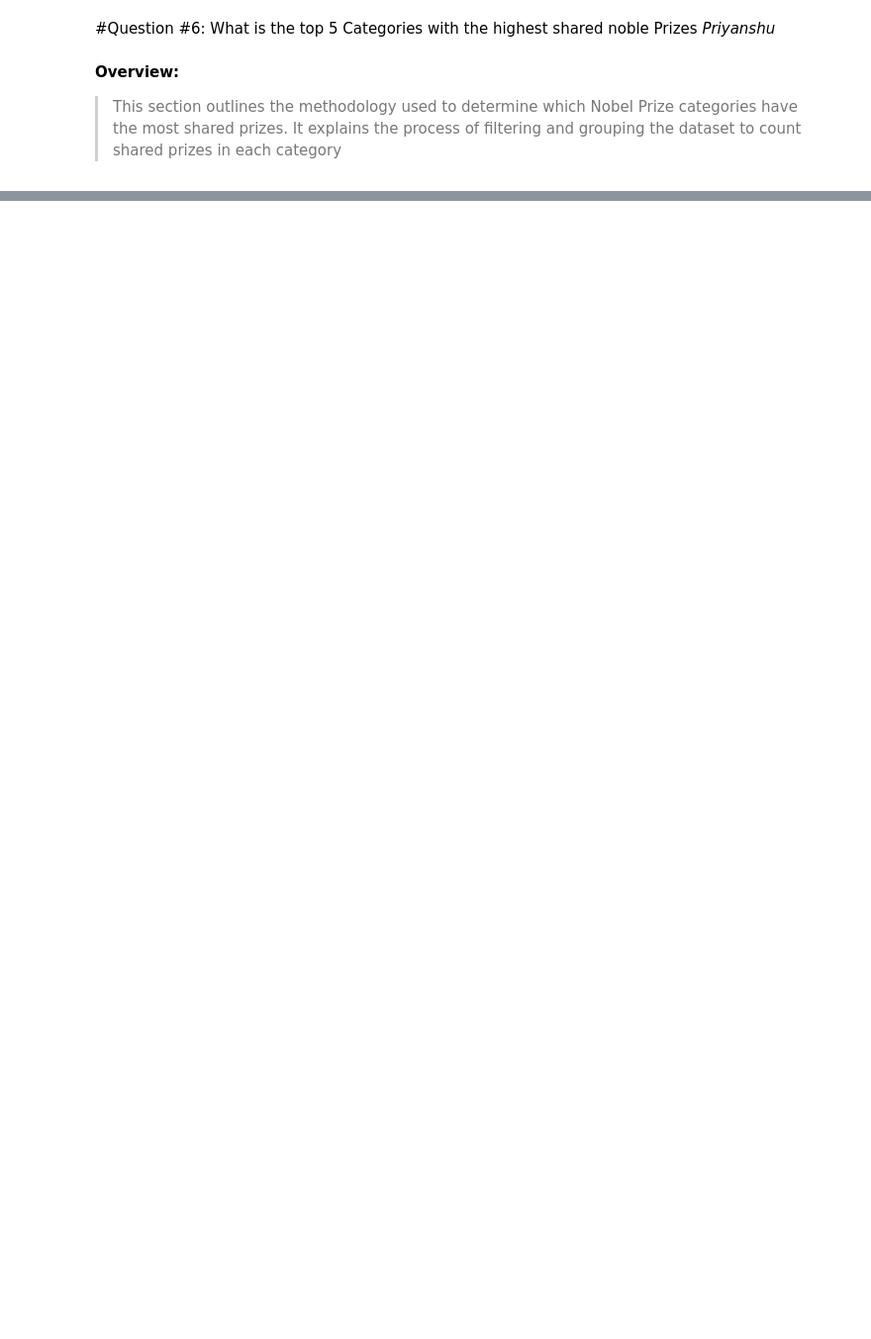
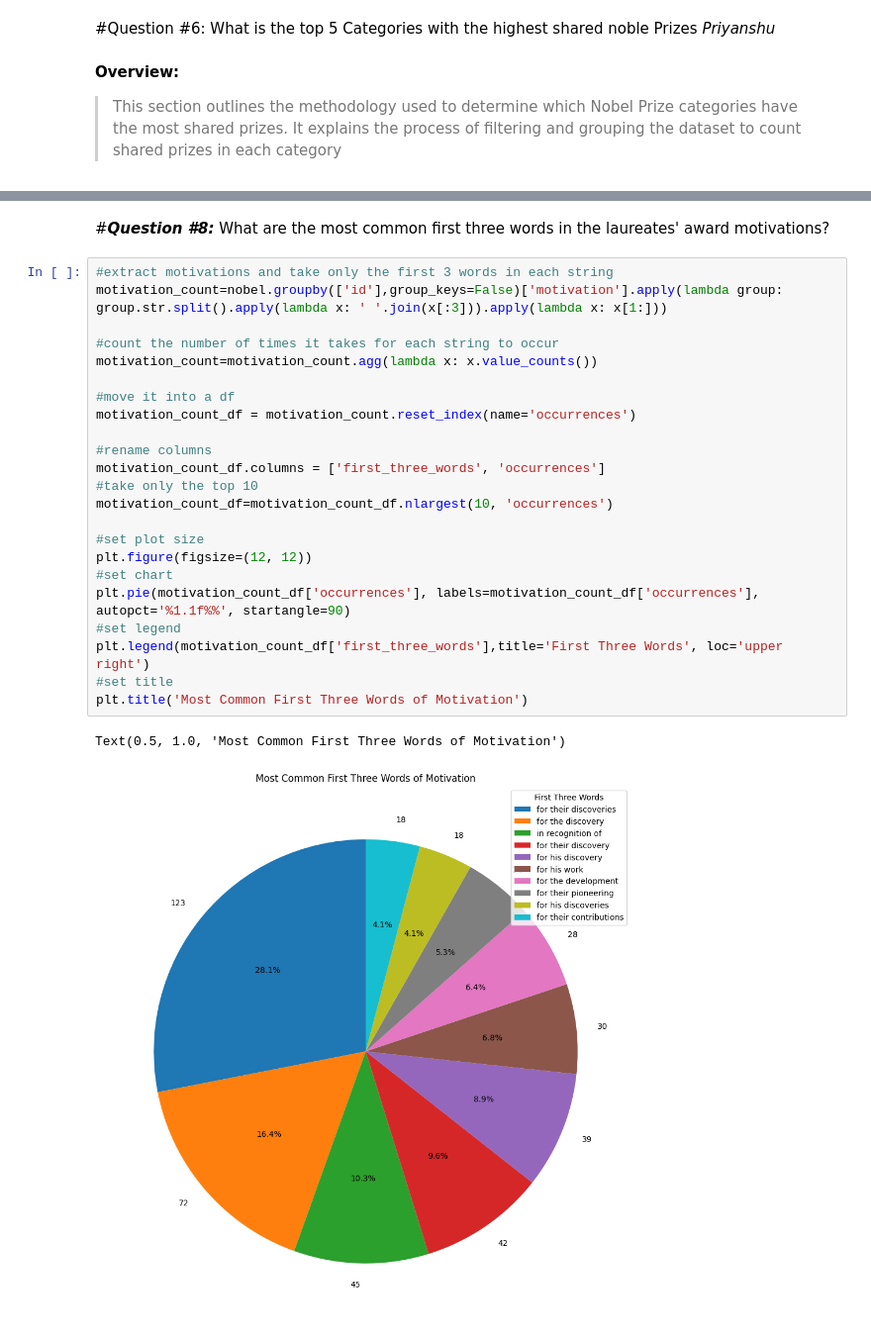
Before and after one commit to ivanhuang0422/DS220_Project2, a Jupyter notebook: DS220_Project2.ipynb, the cells around one changed output, grey strips where cells are left out. Shown at 99% size. Cells and saved outputs as stored; diff of their text form; blank space fills up the shorter version.

```diff
--- a/DS220_Project2.ipynb
+++ b/DS220_Project2.ipynb
@@ -241,0 +255,28 @@ plt.show()
+# %% [markdown]
+#***Question #8:*** What are the most common first three words in the laureates' award motivations?
+# %%
+#extract motivations and take only the first 3 words in each string
+motivation_count=nobel.groupby(['id'],group_keys=False)['motivation'].apply(lambda group: group.str.split().apply(lambda x: ' '.join(x[:3])).apply(lambda x: x[1:]))
+
+#count the number of times it takes for each string to occur
+motivation_count=motivation_count.agg(lambda x: x.value_counts())
+
+#move it into a df
+motivation_count_df = motivation_count.reset_index(name='occurrences')
+
+#rename columns
+motivation_count_df.columns = ['first_three_words', 'occurrences']
+#take only the top 10
+motivation_count_df=motivation_count_df.nlargest(10, 'occurrences')
+
+#set plot size
+plt.figure(figsize=(12, 12))
+#set chart
+plt.pie(motivation_count_df['occurrences'], labels=motivation_count_df['occurrences'], autopct='%1.1f%%', startangle=90)
+#set legend
+plt.legend(motivation_count_df['first_three_words'],title='First Three Words', loc='upper right')
+#set title
+plt.title('Most Common First Three Words of Motivation')
+# %% [output]
+Text(0.5, 1.0, 'Most Common First Three Words of Motivation')
+[figure, added]
```
Also changed, not shown: parts of 31 cells of this notebook.
